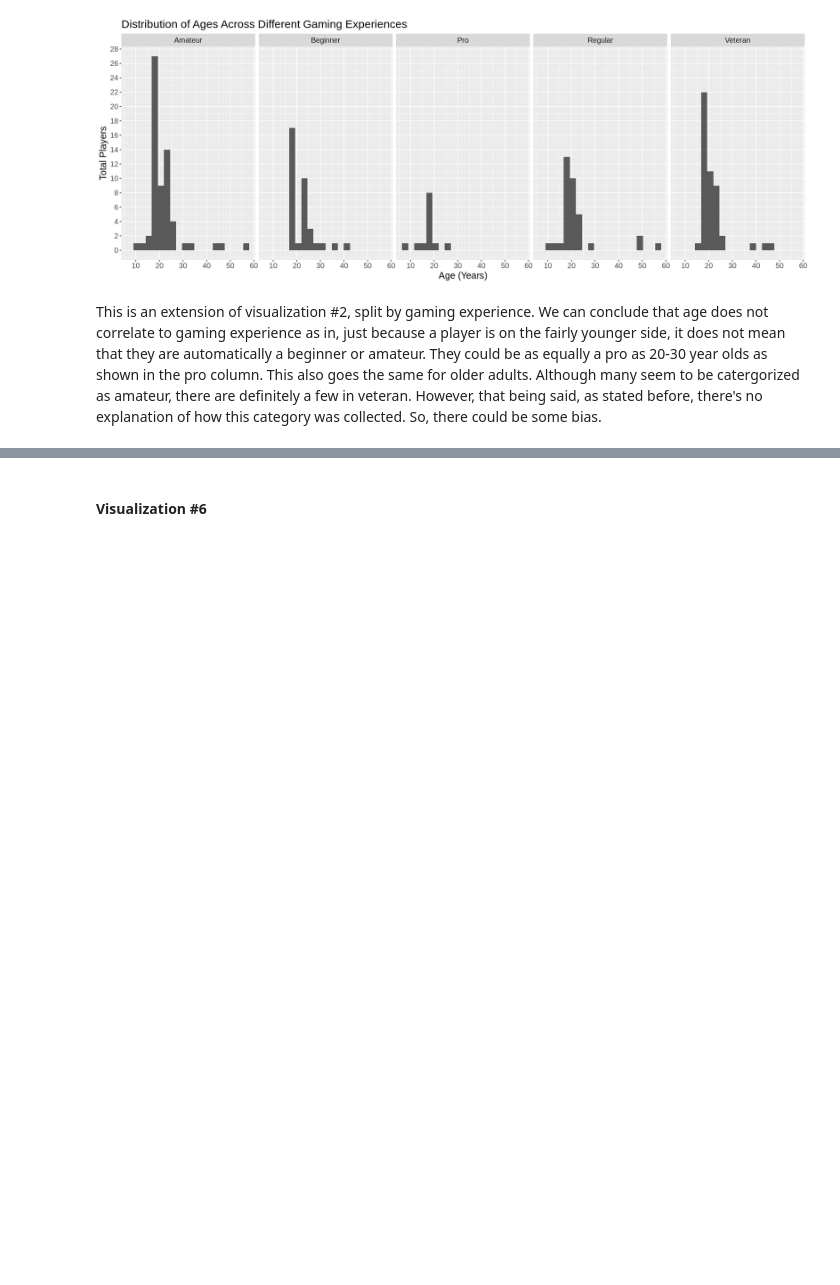
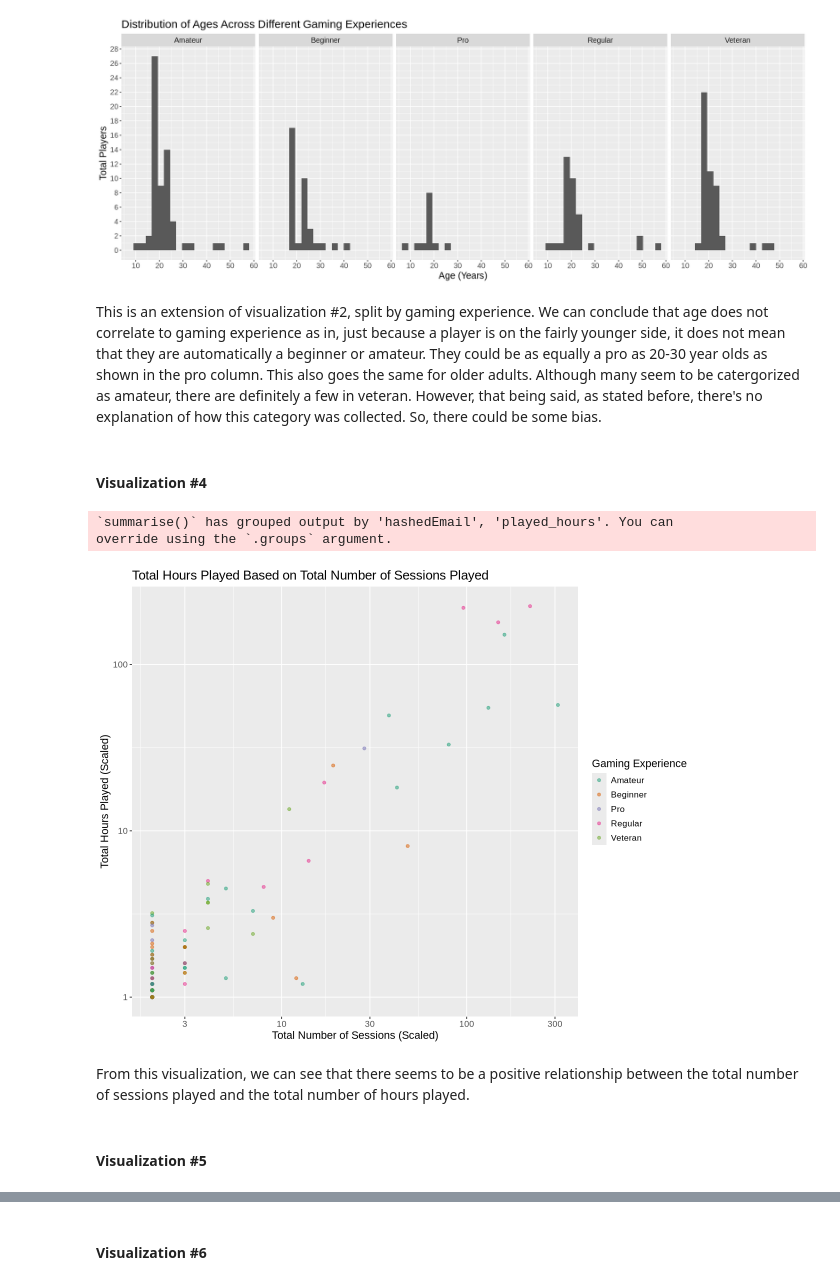
Before and after one commit to tchan0717/dsci-100-2025w1-group-36, a Jupyter notebook: plaicraft_project.ipynb, the cells around one changed output, grey strips where cells are left out. Drawn from its saved outputs; the diff is of its cells as text; code cells hidden in the pictures; blank space fills up the shorter version.

```diff
--- a/plaicraft_project.ipynb
+++ b/plaicraft_project.ipynb
@@ -212,7 +213,8 @@ A tibble: 1 × 4
 # %% [markdown]
 **Now, let's read in the sessions dataset!**
 # %%
-sessions_data <- read_csv("data/sessions.csv")
+url_sessions <- "https://raw.githubusercontent.com/tchan0717/dsci-100-2025w1-group-36/refs/heads/main/data/sessions.csv"
+sessions_data <- read_csv(url_sessions)
 sessions_data
 # %% [output]
 Rows: 1535 Columns: 5
@@ -514,3 +469,30 @@ Warning message:
 [figure]
 # %% [markdown]
 This is an extension of visualization #2, split by gaming experience. We can conclude that age does not correlate to gaming experience as in, just because a player is on the fairly younger side, it does not mean that they are automatically a beginner or amateur. They could be as equally a pro as 20-30 year olds as shown in the pro column. This also goes the same for older adults. Although many seem to be catergorized as amateur, there are definitely a few in veteran. However, that being said, as stated before, there's no explanation of how this category was collected. So, there could be some bias.
+# %% [markdown]
+#### Visualization #4
+# %%
+options(repr.plot.width = 10, repr.plot.height = 8)
+sessions_hours_total <- sessions_players_join |>
+                        select(hashedEmail, played_hours, experience) |>
+                        group_by(hashedEmail, played_hours, experience) |>
+                        summarize(count = n())
+
+age_sessions_plot <- sessions_hours_total |>
+                        ggplot(aes(x = count + 1, y = played_hours + 1, color = experience)) +
+                            geom_point(alpha = 0.5) +
+                            labs(x = "Total Number of Sessions (Scaled)", y = "Total Hours Played (Scaled)", colour = "Gaming Experience") +
+                            ggtitle("Total Hours Played Based on Total Number of Sessions Played") +
+                            scale_color_brewer(palette = "Dark2") +
+                            scale_y_log10() +
+                            scale_x_log10() +
+                            theme(text = element_text(size = 13))
+age_sessions_plot
+# %% [output]
+`summarise()` has grouped output by 'hashedEmail', 'played_hours'. You can
+override using the `.groups` argument.
+[figure, added]
+# %% [markdown]
+From this visualization, we can see that there seems to be a positive relationship between the total number of sessions played and the total number of hours played.
+# %% [markdown]
+#### Visualization #5
```
Also changed, not shown: parts of 19 cells of this notebook.
